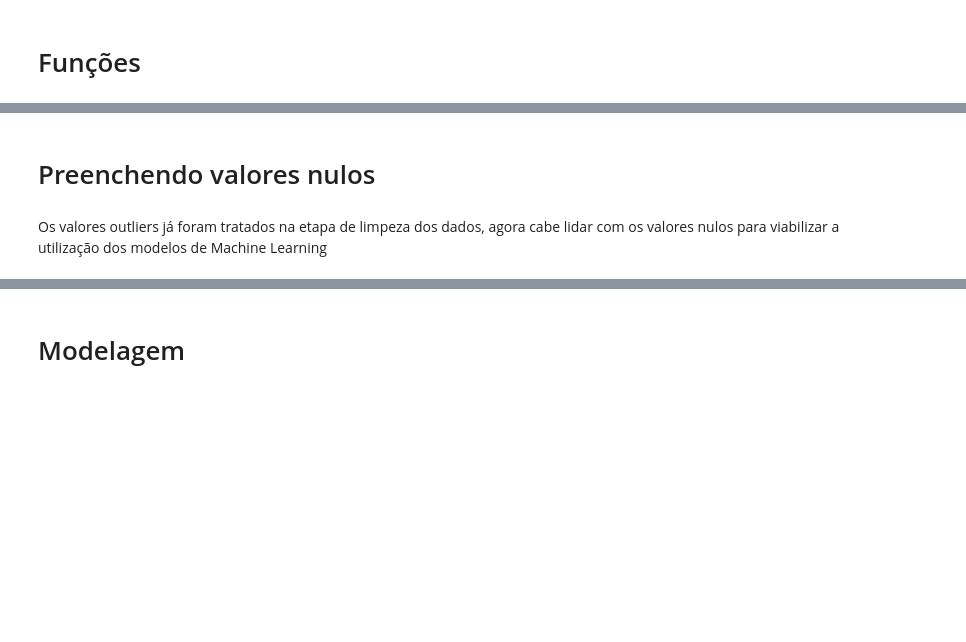
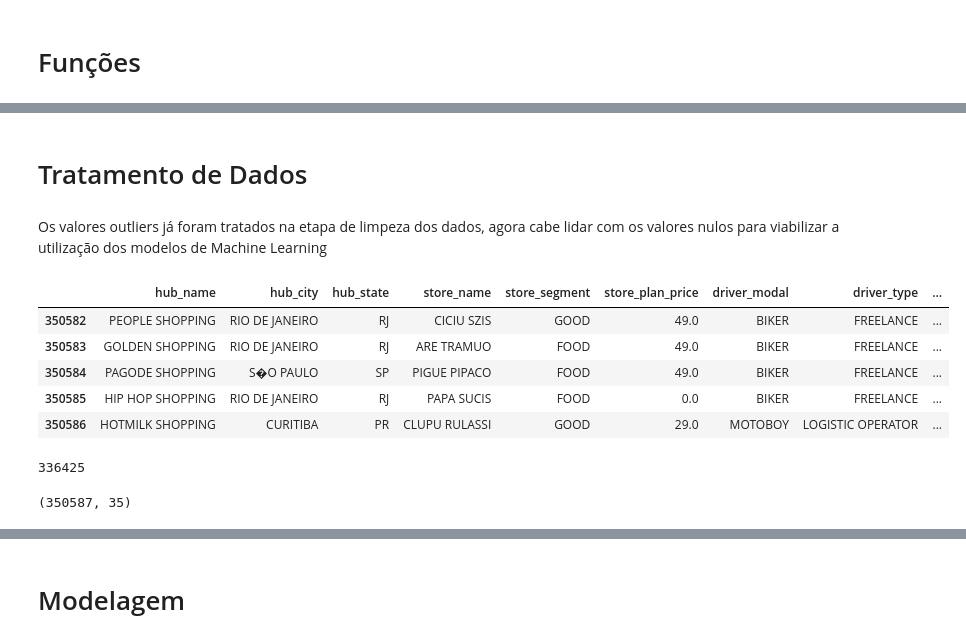
Before and after one commit to gustavoloioladossantos/PJ_TREINAMENTO_3, a Jupyter notebook: Loiola/3_modelagem.ipynb, the cells around one changed output, grey strips where cells are left out. Cells and saved outputs as stored; diff of their text form; code cells hidden in the pictures; blank space fills up the shorter version.

```diff
--- a/Loiola/3_modelagem.ipynb
+++ b/Loiola/3_modelagem.ipynb
@@ -100,4 +96,4 @@ df = pd.read_csv('base_limpa.csv', index_col=0)
-# %% [markdown]
-# Preenchendo valores nulos
+# %% [markdown]
+# Tratamento de Dados
 # %% [markdown]
 Os valores outliers já foram tratados na etapa de limpeza dos dados, agora cabe lidar com os valores nulos para viabilizar a utilização dos modelos de Machine Learning
@@ -108,0 +100,21 @@ df = df[~df['order_status'].eq('CANCELED')]
+# %%
+df1 = pd.read_csv('base_limpa1.csv', index_col=0)
+df2 = pd.read_csv('base_limpa2.csv', index_col=0)
+
+df = pd.concat([df1, df2])
+df.tail()
+# %% [output]
+|  | hub_name | hub_city | hub_state | store_name | store_segment | store_plan_price | driver_modal | driver_type | ... |
+| 350582 | PEOPLE SHOPPING | RIO DE JANEIRO | RJ | CICIU SZIS | GOOD | 49.0 | BIKER | FREELANCE | ... |
+| 350583 | GOLDEN SHOPPING | RIO DE JANEIRO | RJ | ARE TRAMUO | FOOD | 49.0 | BIKER | FREELANCE | ... |
+| 350584 | PAGODE SHOPPING | S�O PAULO | SP | PIGUE PIPACO | FOOD | 49.0 | BIKER | FREELANCE | ... |
+| 350585 | HIP HOP SHOPPING | RIO DE JANEIRO | RJ | PAPA SUCIS | FOOD | 0.0 | BIKER | FREELANCE | ... |
+| 350586 | HOTMILK SHOPPING | CURITIBA | PR | CLUPU RULASSI | GOOD | 29.0 | MOTOBOY | LOGISTIC OPERATOR | ... |
+# %%
+len(df[~df['order_status'].eq('CANCELED')])
+# %% [output]
+336425
+# %%
+df.shape
+# %% [output]
+(350587, 35)
```
Also changed, not shown: parts of 7 cells of this notebook, 5 other files.
